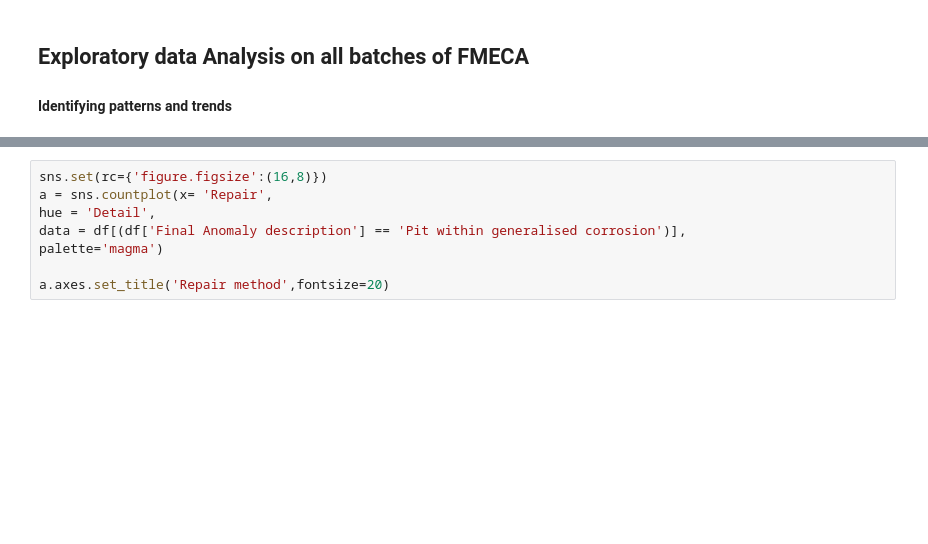
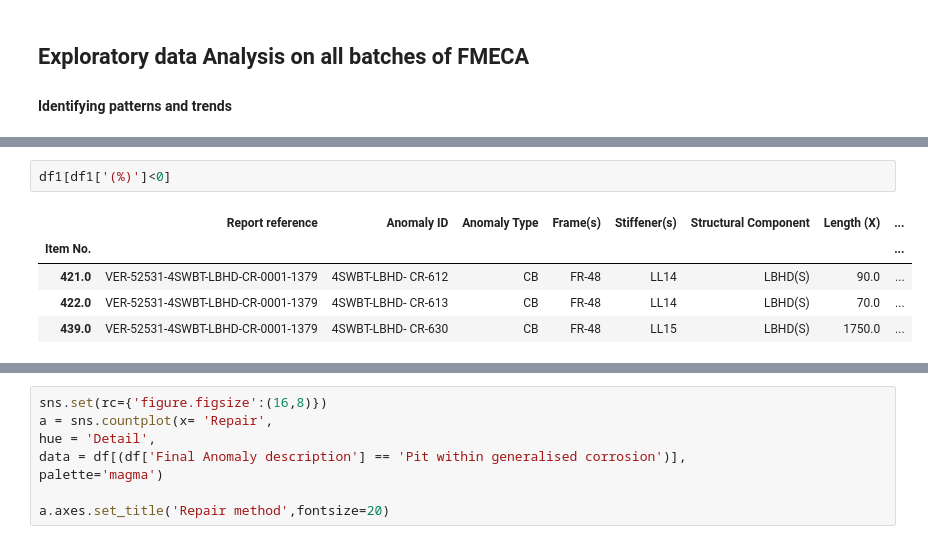
Before and after one commit to nishamnisham/PythonScripts, a Jupyter notebook: XLWINGS/jad_fmeca_allBatches_EDA.ipynb, the cells around one changed output, grey strips where cells are left out. Cells and saved outputs as stored; diff of their text form; blank space fills up the shorter version.

```diff
--- a/XLWINGS/jad_fmeca_allBatches_EDA.ipynb
+++ b/XLWINGS/jad_fmeca_allBatches_EDA.ipynb
@@ -32,0 +53,8 @@ array(['Tank boundary plating', 'Stiffener web',
+# %%
+df1[df1['(%)']<0]
+# %% [output]
+|  | Report reference | Anomaly ID | Anomaly Type | Frame(s) | Stiffener(s) | Structural Component | Length (X) | ... |
+| Item No. |  |  |  |  |  |  |  | ... |
+| 421.0 | VER-52531-4SWBT-LBHD-CR-0001-1379 | 4SWBT-LBHD- CR-612 | CB | FR-48 | LL14 | LBHD(S) | 90.0 | ... |
+| 422.0 | VER-52531-4SWBT-LBHD-CR-0001-1379 | 4SWBT-LBHD- CR-613 | CB | FR-48 | LL14 | LBHD(S) | 70.0 | ... |
+| 439.0 | VER-52531-4SWBT-LBHD-CR-0001-1379 | 4SWBT-LBHD- CR-630 | CB | FR-48 | LL15 | LBHD(S) | 1750.0 | ... |
```
Also changed, not shown: parts of 13 cells of this notebook.
